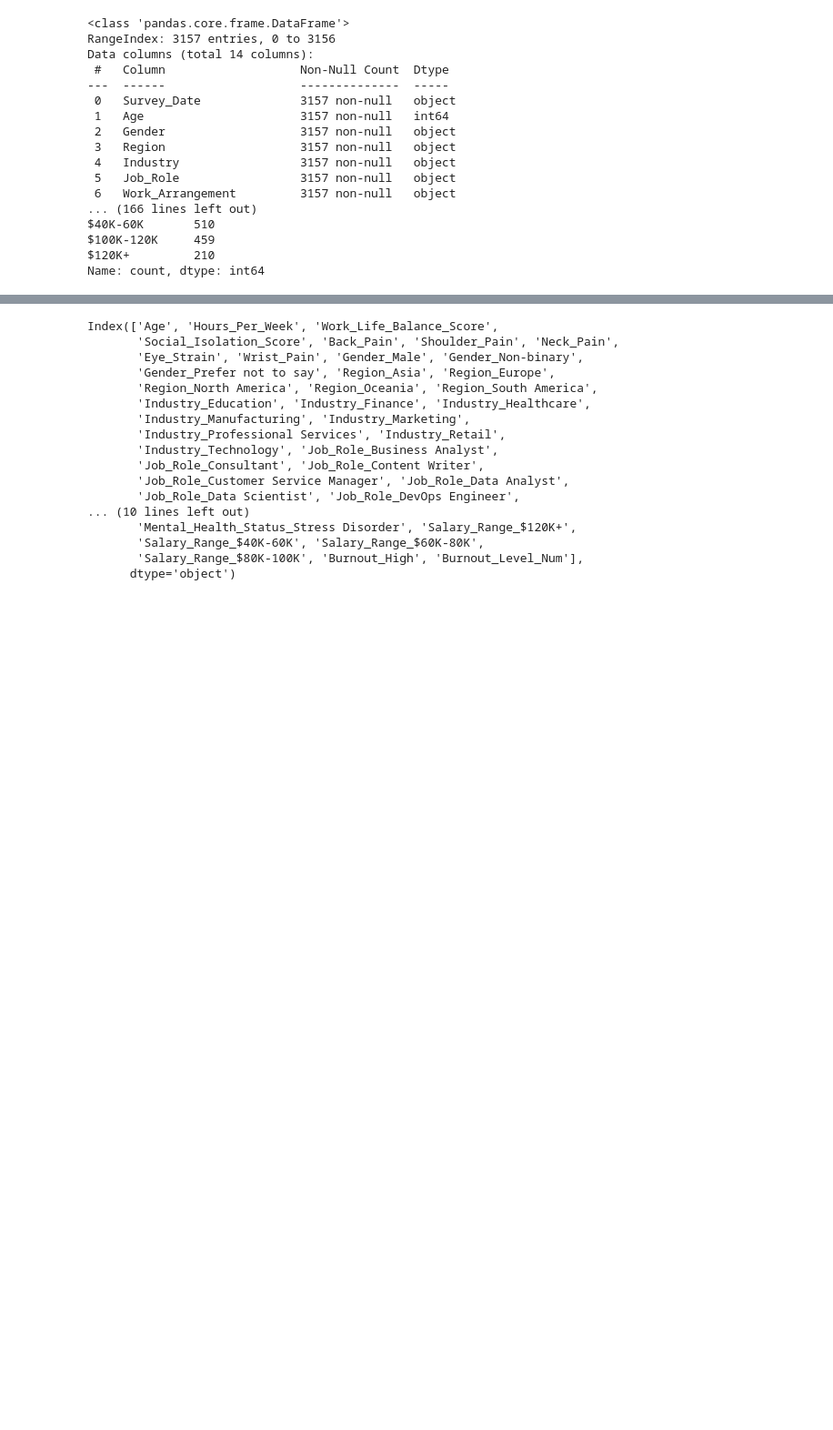
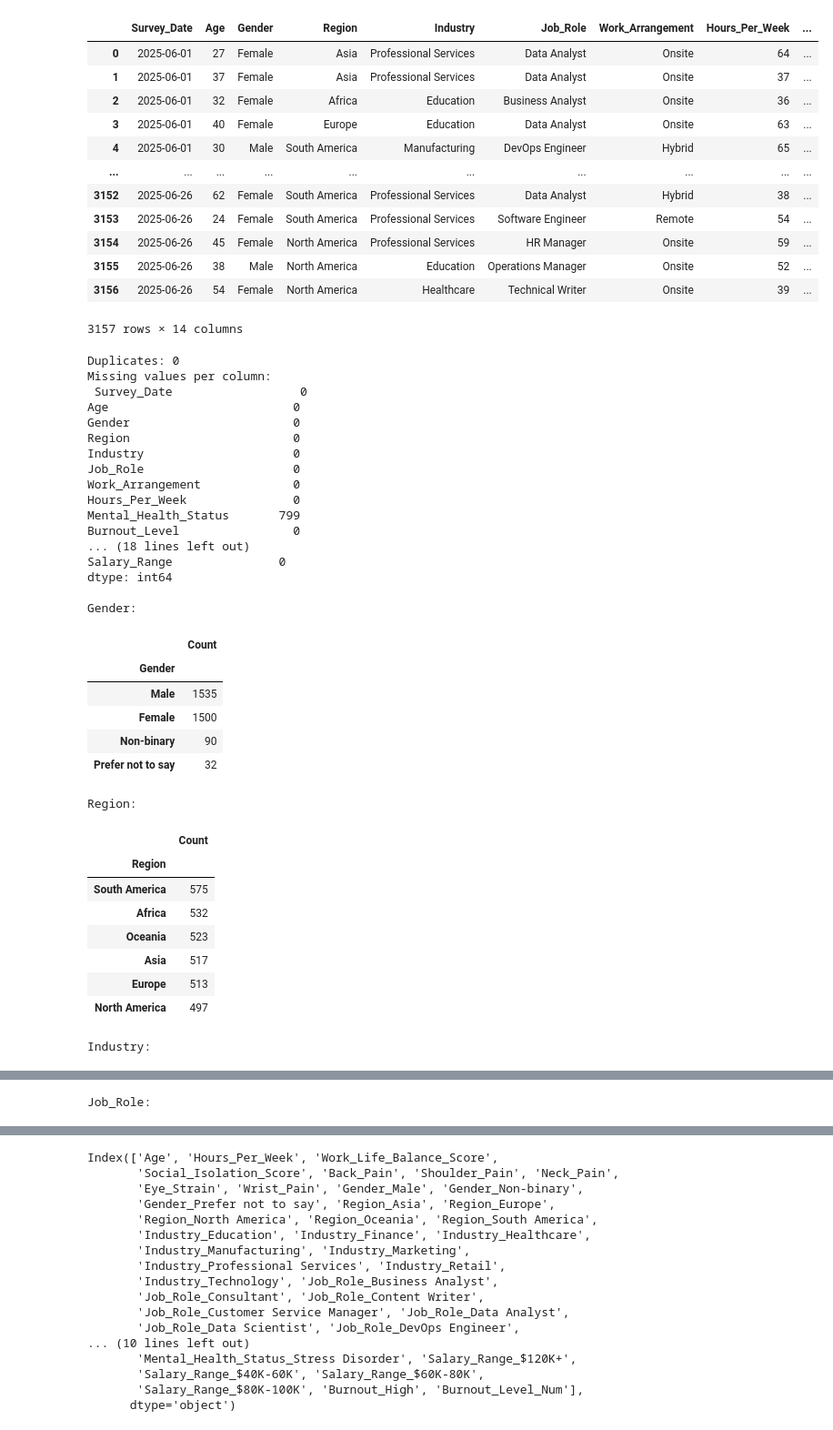
Before and after one commit to pwoosam/aai-501-burnout-in-remote-work, a Jupyter notebook: Burnout.ipynb, the cells around one changed output, grey strips where cells are left out. Shown: that part at 91% size. Saved outputs shown, nothing was run; the diff lists cells and outputs as text; code cells hidden in the pictures; blank space fills up the shorter version.

```diff
--- a/Burnout.ipynb
+++ b/Burnout.ipynb
@@ -1,48 +1,82 @@
 # %%
 import pandas as pd
 import numpy as np
+from IPython.display import display
+
 
 # Load data
 df = pd.read_csv('post_pandemic_remote_work_health_impact_2025.csv')
 df.head()
 
 # Filter to include only remote workers
 df_remote = df[df['Work_Arrangement'] == 'Remote'].copy()
 # Check info
-df.info()
+display(df)
+
+from IPython.display import display
 
 # Check for duplicates
 print("Duplicates:", df.duplicated().sum())
 
 # Quick look at nulls
 print("Missing values per column:\n", df.isnull().sum())
 
-#Take care of columns with missing values
-df['Mental_Health_Status'] = df['Mental_Health_Status'].fillna('Unknown')
+# Take care of columns with missing values
+df['Mental_Health_Status'] = df['Mental_Health_Status'].fillna('None')
 df['Physical_Health_Issues'] = df['Physical_Health_Issues'].fillna('None')
 print(df.isnull().sum())
 
-# Categorical summaries
+# Categorical summaries (using display for better output)
 categoricals = ['Gender', 'Region', 'Industry', 'Job_Role', 'Work_Arrangement',
                 'Mental_Health_Status', 'Burnout_Level', 'Physical_Health_Issues', 'Salary_Range']
 
 for col in categoricals:
-    print(f"\n{col}:\n", df[col].value_counts(dropna=False))
+    print(f"\n{col}:")
+    display(df[col].value_counts(dropna=False).to_frame(name='Count'))
 # %% [output]
+|  | Survey_Date | Age | Gender | Region | Industry | Job_Role | Work_Arrangement | Hours_Per_Week | ... |
+| 0 | 2025-06-01 | 27 | Female | Asia | Professional Services | Data Analyst | Onsite | 64 | ... |
+| 1 | 2025-06-01 | 37 | Female | Asia | Professional Services | Data Analyst | Onsite | 37 | ... |
+| 2 | 2025-06-01 | 32 | Female | Africa | Education | Business Analyst | Onsite | 36 | ... |
+| 3 | 2025-06-01 | 40 | Female | Europe | Education | Data Analyst | Onsite | 63 | ... |
+| 4 | 2025-06-01 | 30 | Male | South America | Manufacturing | DevOps Engineer | Hybrid | 65 | ... |
+| ... | ... | ... | ... | ... | ... | ... | ... | ... | ... |
+| 3152 | 2025-06-26 | 62 | Female | South America | Professional Services | Data Analyst | Hybrid | 38 | ... |
+| 3153 | 2025-06-26 | 24 | Female | South America | Professional Services | Software Engineer | Remote | 54 | ... |
+| 3154 | 2025-06-26 | 45 | Female | North America | Professional Services | HR Manager | Onsite | 59 | ... |
+| 3155 | 2025-06-26 | 38 | Male | North America | Education | Operations Manager | Onsite | 52 | ... |
+| 3156 | 2025-06-26 | 54 | Female | North America | Healthcare | Technical Writer | Onsite | 39 | ... |
-<class 'pandas.core.frame.DataFrame'>
-RangeIndex: 3157 entries, 0 to 3156
-Data columns (total 14 columns):
- #   Column                   Non-Null Count  Dtype
----  ------                   --------------  -----
- 0   Survey_Date              3157 non-null   object
- 1   Age                      3157 non-null   int64
- 2   Gender                   3157 non-null   object
- 3   Region                   3157 non-null   object
- 4   Industry                 3157 non-null   object
- 5   Job_Role                 3157 non-null   object
- 6   Work_Arrangement         3157 non-null   object
-... (166 lines left out)
-$40K-60K       510
-$100K-120K     459
-$120K+         210
-Name: count, dtype: int64
+3157 rows × 14 columns
+Duplicates: 0
+Missing values per column:
+ Survey_Date                  0
+Age                          0
+Gender                       0
+Region                       0
+Industry                     0
+Job_Role                     0
+Work_Arrangement             0
+Hours_Per_Week               0
+Mental_Health_Status       799
+Burnout_Level                0
+... (18 lines left out)
+Salary_Range               0
+dtype: int64
+
+Gender:
+|  | Count |
+| Gender |  |
+| Male | 1535 |
+| Female | 1500 |
+| Non-binary | 90 |
+| Prefer not to say | 32 |
+Region:
+|  | Count |
+| Region |  |
+| South America | 575 |
+| Africa | 532 |
+| Oceania | 523 |
+| Asia | 517 |
+| Europe | 513 |
+| North America | 497 |
+Industry:
@@ -48,0 +94 @@ Name: count, dtype: int64
+Job_Role:
```
Also changed, not shown: parts of 3 cells of this notebook.
